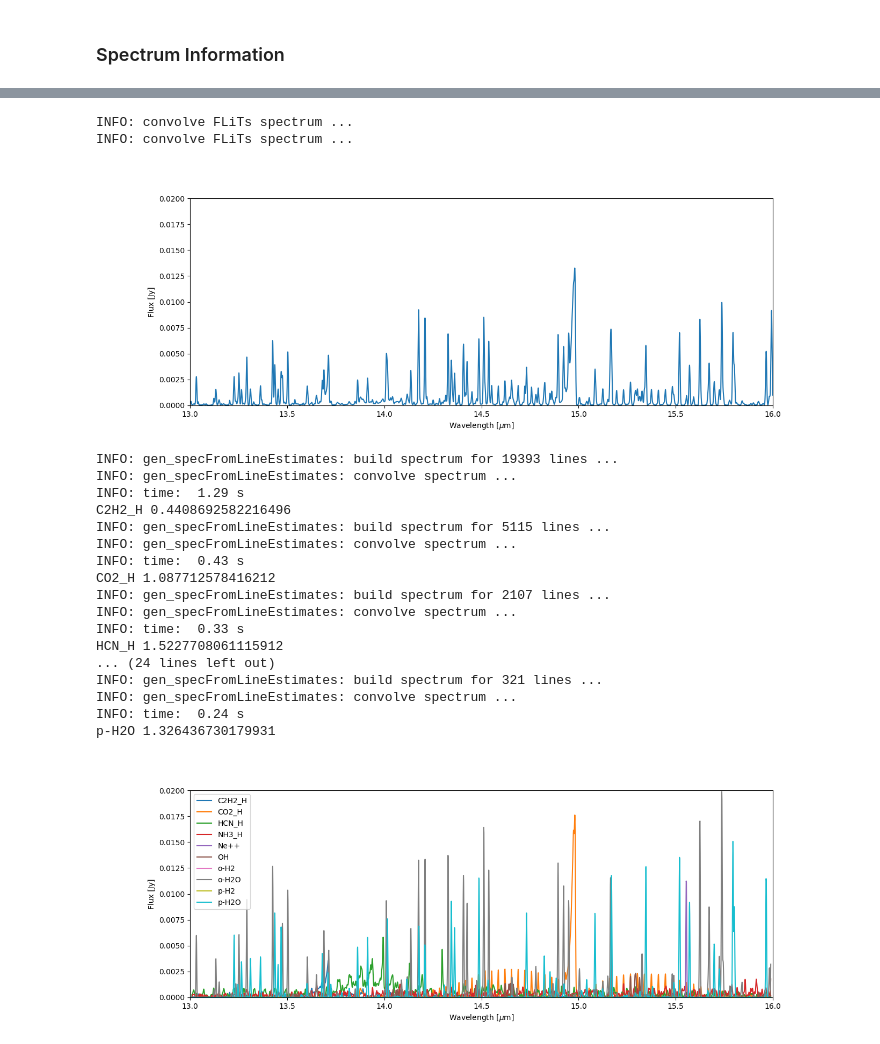
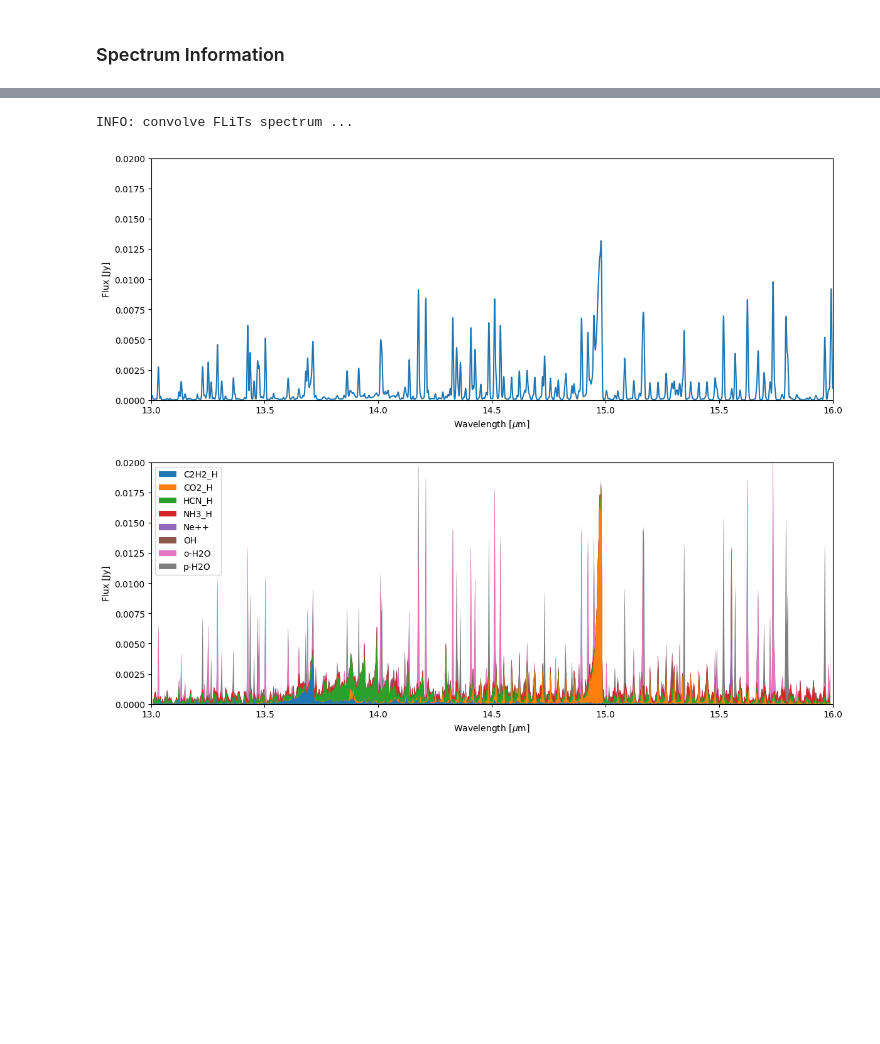
Before and after one commit to nielsklerk/BRP, a Jupyter notebook: ModelOverview.ipynb, the cells around one changed output, grey strips where cells are left out. Saved outputs shown, nothing was run; the diff lists cells and outputs as text; code cells hidden in the pictures; blank space fills up the shorter version.

```diff
--- a/ModelOverview.ipynb
+++ b/ModelOverview.ipynb
@@ -166,0 +165,3 @@ INFO: Reading time:  17.78 s
+# %%
+model_path = './models/C_0.0_O_0.0_CO_0.45'
+model = pread.read_prodimo(model_path, filenameFLiTs='specFLiTs1.out')
@@ -201 +236,16 @@ clear_output()
+# %%
+species = [est.ident for est in model.lineEstimates]
+species = sorted(list(set(species)))
+species_with_lines = list()
+species_strong_lines = list()
+number_of_lines = list()
+for specie in species:
+    lines = sorted([line for line in model.selectLineEstimates(ident=specie, wlrange=wlrange) if line.flux > 1e-20],
+                   key=lambda x: x.flux, reverse=True) #sorting in line strength
+    #Checking if the list of lines is empty
+    if lines:
+        species_with_lines.append(specie)
+        species_strong_lines.append(lines)
+        number_of_lines.append(len(lines))
+clear_output()
 # %%
@@ -205,52 +297,36 @@ print(species_with_lines)
+# %%
+plt.close('all')
+fig,ax = plt.subplots(figsize=(14,5))
+wl, flux, flux_cont = model.FLiTsSpec.convolve(3000, contReturn=True)
+flux -= flux_cont
+ax.plot(wl, flux)
+ax.set_ylabel('Flux [Jy]')
+ax.set_xlabel(r'Wavelength [$\mu$m]')
+ax.set_xlim(wlrange)
+ax.set_ylim(0,0.02)
+plt.show()
+# %% [output]
+INFO: convolve FLiTs spectrum ...
+[figure, added]
 # %%
 plt.close('all')
-fig,ax = plt.subplots(figsize=(14,5))
-_, flux = convolve(model.FLiTsSpec.wl, model.FLiTsSpec.flux, 3000)
-wl, flux_cont = convolve(model.FLiTsSpec.wl, model.FLiTsSpec.flux_cont, 3000)
-flux -= flux_cont
-ax.plot(wl, flux)
-ax.set_ylabel('Flux [Jy]')
-ax.set_xlabel(r'Wavelength [$\mu$m]')
-ax.set_xlim(wlrange)
-ax.set_ylim(0,0.02)
-plt.show()
 total_spec = None
 fig,ax = plt.subplots(figsize=(14,5))
-for specie in species_with_lines:
+for index, specie in enumerate(species_with_lines):
     spec = model.gen_specFromLineEstimates(ident=specie, wlrange=wlrange, noCont=True, unit='Jy')
-    print(specie, np.sum(spec[1]))
-    if np.sum(spec[1]) > 1e-30:
-        ax.plot(spec[0], spec[1], label=specie)
     if total_spec is None:
         total_spec = spec[1]
     else:
         total_spec += spec[1]
+    ax.fill_between(spec[0], 0, total_spec, label=specie, zorder=len(species_with_lines) - index)
+clear_output()
+# ax.plot(spec[0], total_spec, linestyle='--', color='black')
 ax.set_ylabel('Flux [Jy]')
 ax.set_xlabel(r'Wavelength [$\mu$m]')
 ax.set_xlim(wlrange)
 ax.set_ylim(0,0.02)
 ax.legend(loc='best')
 plt.show()
 # %% [output]
-INFO: convolve FLiTs spectrum ...
-INFO: convolve FLiTs spectrum ...
-[figure, old version]
+[figure, new version]
-INFO: gen_specFromLineEstimates: build spectrum for 19393 lines ...
-INFO: gen_specFromLineEstimates: convolve spectrum ...
-INFO: time:  1.29 s
-C2H2_H 0.4408692582216496
-INFO: gen_specFromLineEstimates: build spectrum for 5115 lines ...
-INFO: gen_specFromLineEstimates: convolve spectrum ...
-INFO: time:  0.43 s
-CO2_H 1.087712578416212
-INFO: gen_specFromLineEstimates: build spectrum for 2107 lines ...
-INFO: gen_specFromLineEstimates: convolve spectrum ...
-INFO: time:  0.33 s
-HCN_H 1.5227708061115912
-... (24 lines left out)
-INFO: gen_specFromLineEstimates: build spectrum for 321 lines ...
-INFO: gen_specFromLineEstimates: convolve spectrum ...
-INFO: time:  0.24 s
-p-H2O 1.326436730179931
-[figure, removed]
 # %%
```
Also changed, not shown: parts of 16 cells of this notebook, 3 other files.
